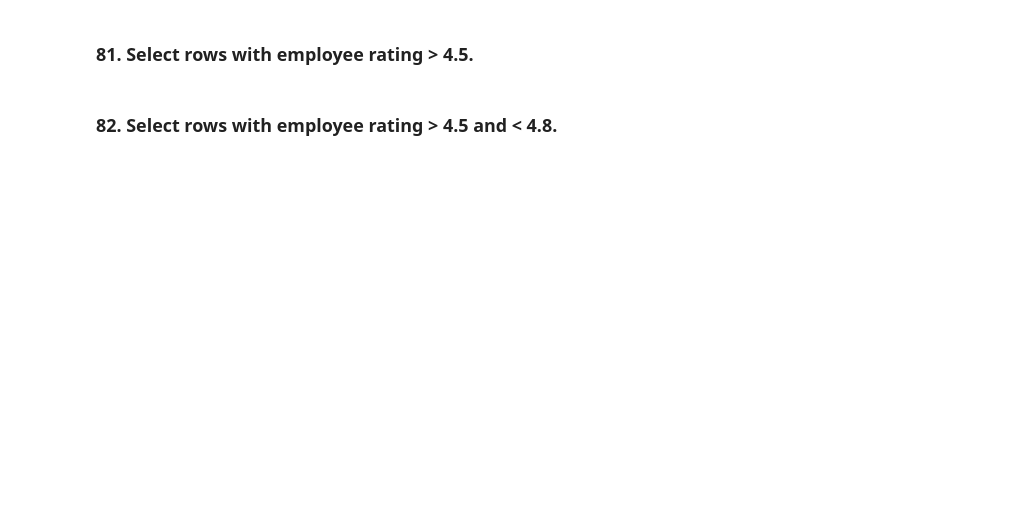
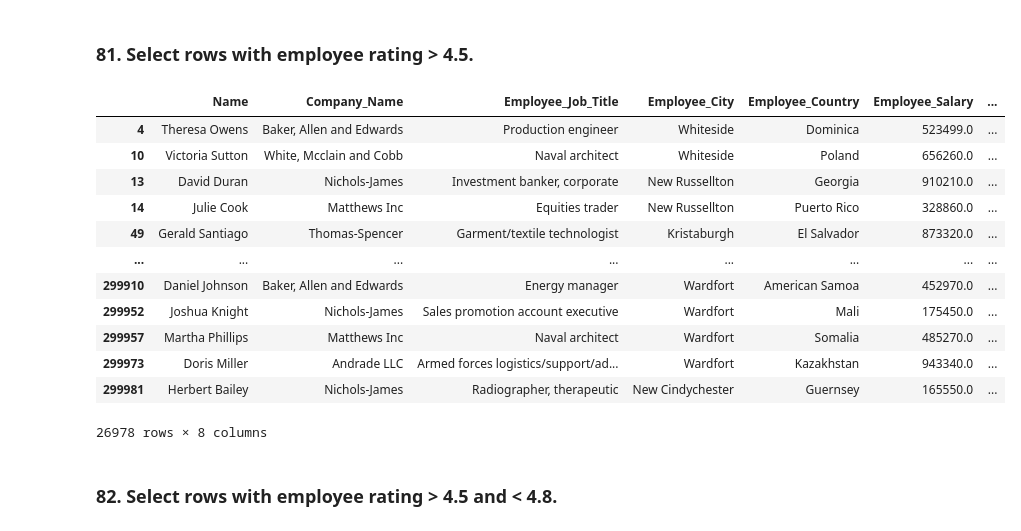
Before and after one commit to gaturpin/python-practice, a Jupyter notebook: pandas/notebook2.ipynb, the cells around one changed output. Saved outputs shown, nothing was run; the diff lists cells and outputs as text; code cells hidden in the pictures; blank space fills up the shorter version.

```diff
--- a/pandas/notebook2.ipynb
+++ b/pandas/notebook2.ipynb
@@ -174,4 +578,20 @@ print(column_names)
 # %% [markdown]
 ### 81. Select rows with employee rating > 4.5.
+# %%
+df[df['Employee_Rating'] > 4.5]
+# %% [output]
+|  | Name | Company_Name | Employee_Job_Title | Employee_City | Employee_Country | Employee_Salary | ... |
+| 4 | Theresa Owens | Baker, Allen and Edwards | Production engineer | Whiteside | Dominica | 523499.0 | ... |
+| 10 | Victoria Sutton | White, Mcclain and Cobb | Naval architect | Whiteside | Poland | 656260.0 | ... |
+| 13 | David Duran | Nichols-James | Investment banker, corporate | New Russellton | Georgia | 910210.0 | ... |
+| 14 | Julie Cook | Matthews Inc | Equities trader | New Russellton | Puerto Rico | 328860.0 | ... |
+| 49 | Gerald Santiago | Thomas-Spencer | Garment/textile technologist | Kristaburgh | El Salvador | 873320.0 | ... |
+| ... | ... | ... | ... | ... | ... | ... | ... |
+| 299910 | Daniel Johnson | Baker, Allen and Edwards | Energy manager | Wardfort | American Samoa | 452970.0 | ... |
+| 299952 | Joshua Knight | Nichols-James | Sales promotion account executive | Wardfort | Mali | 175450.0 | ... |
+| 299957 | Martha Phillips | Matthews Inc | Naval architect | Wardfort | Somalia | 485270.0 | ... |
+| 299973 | Doris Miller | Andrade LLC | Armed forces logistics/support/ad... | Wardfort | Kazakhstan | 943340.0 | ... |
+| 299981 | Herbert Bailey | Nichols-James | Radiographer, therapeutic | New Cindychester | Guernsey | 165550.0 | ... |
+26978 rows × 8 columns
 # %% [markdown]
 ### 82. Select rows with employee rating > 4.5 and < 4.8.
```
Also changed, not shown: parts of 72 cells of this notebook, 1 other file.
